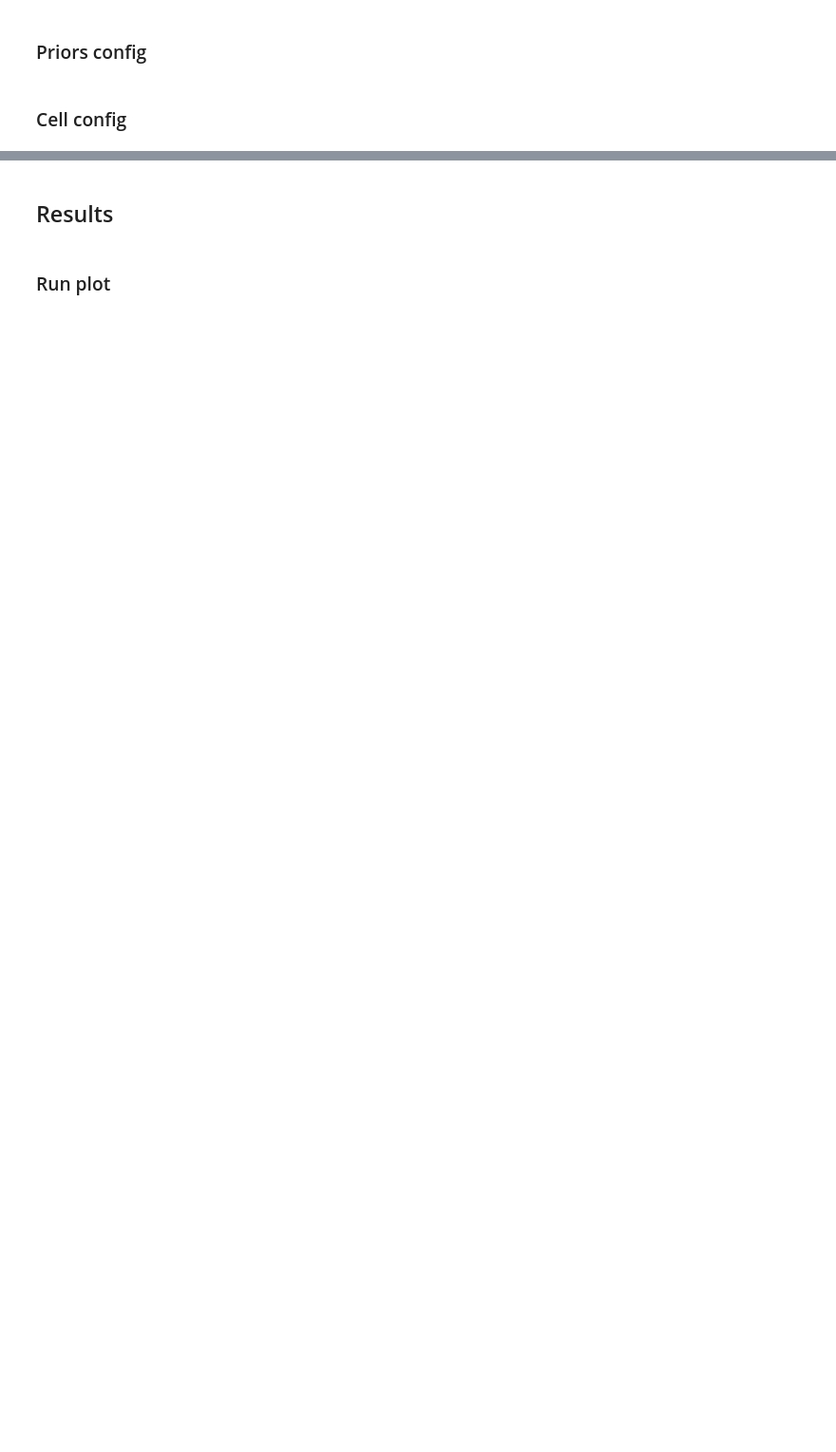
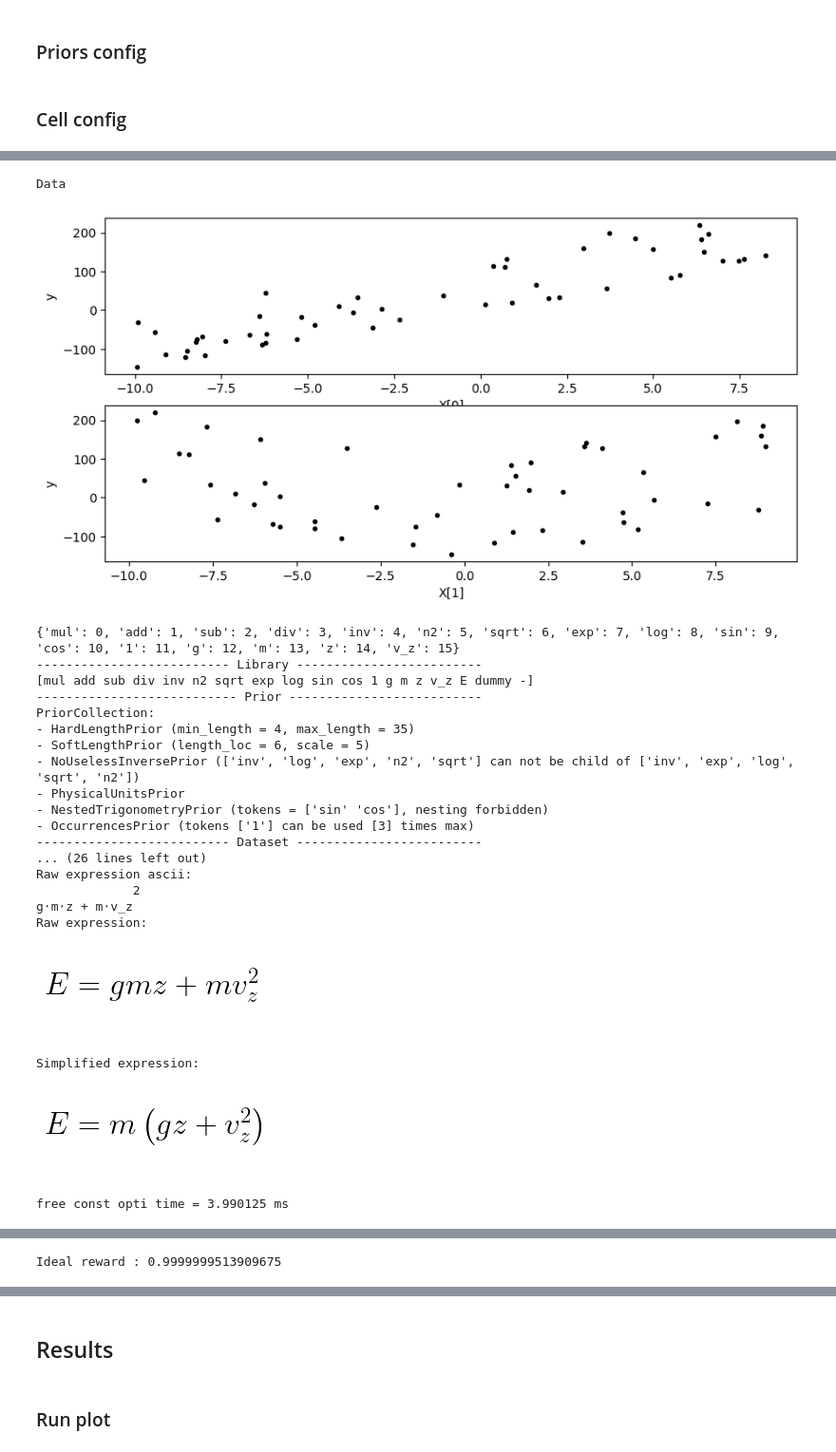
Before and after one commit to WassimTenachi/PhySO, a Jupyter notebook: Experiments-Wassim/demo21.ipynb, the cells around one changed output, grey strips where cells are left out. Shown at 95% size. Saved outputs shown, nothing was run; the diff lists cells and outputs as text; code cells hidden in the pictures; blank space fills up the shorter version.

Commit message:
benchmarking

```diff
--- a/Experiments-Wassim/demo21.ipynb
+++ b/Experiments-Wassim/demo21.ipynb
@@ -160,0 +131,16 @@ free_const_opti_args = {
+# %%
+learning_config = {
+    # Batch related
+    'batch_size'       : BATCH_SIZE,
+    'max_time_step'    : MAX_LENGTH,
+    'n_epochs'         : int(1e9), #int(MAX_TRIAL_EXPRESSIONS/BATCH_SIZE),
+    # Loss related
+    'gamma_decay'      : 0.7,
+    'entropy_weight'   : 0.005,
+    # Reward related
+    'risk_factor'      : 0.05,
+    'rewards_computer' : physo.physym.reward.make_RewardsComputer (**reward_config),
+    # Optimizer
+    'get_optimizer'    : GET_OPTIMIZER,
+    'observe_units'    : True,
+}
@@ -267,0 +180,6 @@ m⋅v_z⋅⎜─────────────── + ℯ ⎟
+# %%
+cell_config = {
+    "hidden_size" : 128,
+    "n_layers"    : 1,
+    "is_lobotomized" : False,
+}
@@ -267,0 +222,28 @@ m⋅v_z⋅⎜─────────────── + ℯ ⎟
+# %%
+target_program = benchmark.sanity_check(X, y, run_config,
+                                        target_program_str = target_program_str,
+                                       )
+# %% [output]
+Data
+[figure, added]
+{'mul': 0, 'add': 1, 'sub': 2, 'div': 3, 'inv': 4, 'n2': 5, 'sqrt': 6, 'exp': 7, 'log': 8, 'sin': 9, 'cos': 10, '1': 11, 'g': 12, 'm': 13, 'z': 14, 'v_z': 15}
+-------------------------- Library -------------------------
+[mul add sub div inv n2 sqrt exp log sin cos 1 g m z v_z E dummy -]
+--------------------------- Prior --------------------------
+PriorCollection:
+- HardLengthPrior (min_length = 4, max_length = 35)
+- SoftLengthPrior (length_loc = 6, scale = 5)
+- NoUselessInversePrior (['inv', 'log', 'exp', 'n2', 'sqrt'] can not be child of ['inv', 'exp', 'log', 'sqrt', 'n2'])
+- PhysicalUnitsPrior
+- NestedTrigonometryPrior (tokens = ['sin' 'cos'], nesting forbidden)
+- OccurrencesPrior (tokens ['1'] can be used [3] times max)
+-------------------------- Dataset -------------------------
+... (26 lines left out)
+Raw expression ascii:
+             2
+g⋅m⋅z + m⋅v_z
+Raw expression:
+[figure, added]
+Simplified expression:
+[figure, added]
+free const opti time = 3.990125 ms
@@ -267,0 +251 @@ m⋅v_z⋅⎜─────────────── + ℯ ⎟
+Ideal reward : 0.9999999513909675
```
Also changed, not shown: parts of 41 cells of this notebook, 41 other files.
